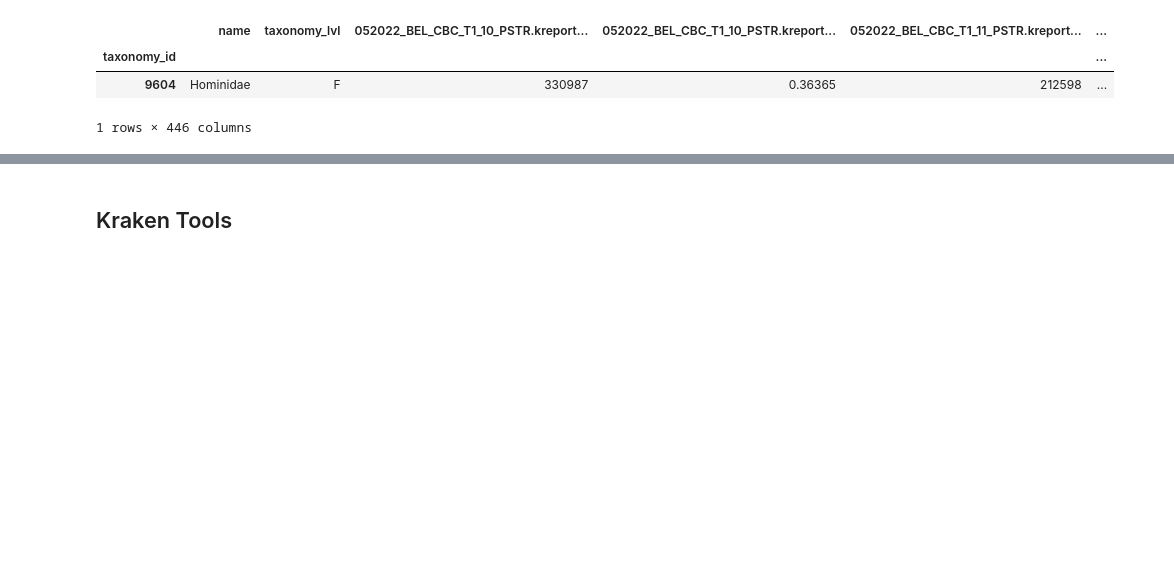
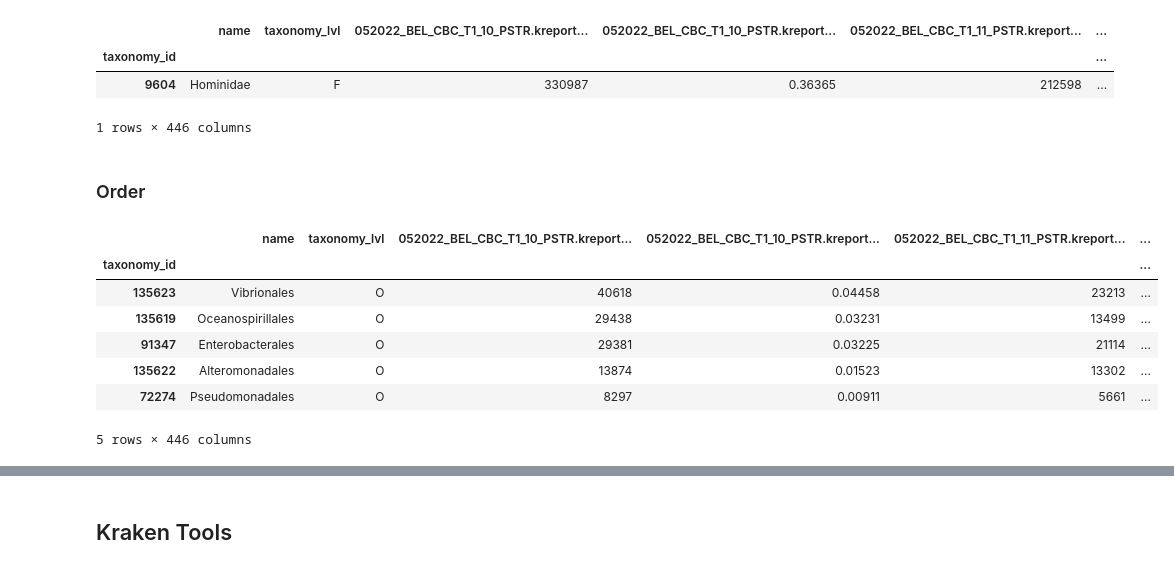
Before and after one commit to brookewicz/CBC_metagenomics, a Jupyter notebook: all_sctld/2.1OTUtable.ipynb, the cells around one changed output, grey strips where cells are left out. Drawn from its saved outputs; the diff is of its cells as text; code cells hidden in the pictures; blank space fills up the shorter version.

```diff
--- a/all_sctld/2.1OTUtable.ipynb
+++ b/all_sctld/2.1OTUtable.ipynb
@@ -487,3 +480,5 @@ otu_table_species=otu_table_filtered.drop(columns=drop_columns)
 
 # export otu table to csv
 otu_table_species.to_csv(f"otu_table_{LEVEL}.csv")
+# %% [markdown]
+### Order
@@ -489,0 +488,16 @@ otu_table_species.to_csv(f"otu_table_{LEVEL}.csv")
+# %%
+brackenfile=f"all_merged_bracken_{LEVEL}.txt"
+otu_table=pd.read_csv(brackenfile, sep='\t')
+# %%
+otu_table.set_index("taxonomy_id",inplace=True)
+# %%
+otu_table.head()
+# %% [output]
+|  | name | taxonomy_lvl | 052022_BEL_CBC_T1_10_PSTR.kreport... | 052022_BEL_CBC_T1_10_PSTR.kreport... | 052022_BEL_CBC_T1_11_PSTR.kreport... | ... |
+| taxonomy_id |  |  |  |  |  | ... |
+| 135623 | Vibrionales | O | 40618 | 0.04458 | 23213 | ... |
+| 135619 | Oceanospirillales | O | 29438 | 0.03231 | 13499 | ... |
+| 91347 | Enterobacterales | O | 29381 | 0.03225 | 21114 | ... |
+| 135622 | Alteromonadales | O | 13874 | 0.01523 | 13302 | ... |
+| 72274 | Pseudomonadales | O | 8297 | 0.00911 | 5661 | ... |
+5 rows × 446 columns
```
Also changed, not shown: parts of 11 cells of this notebook.
